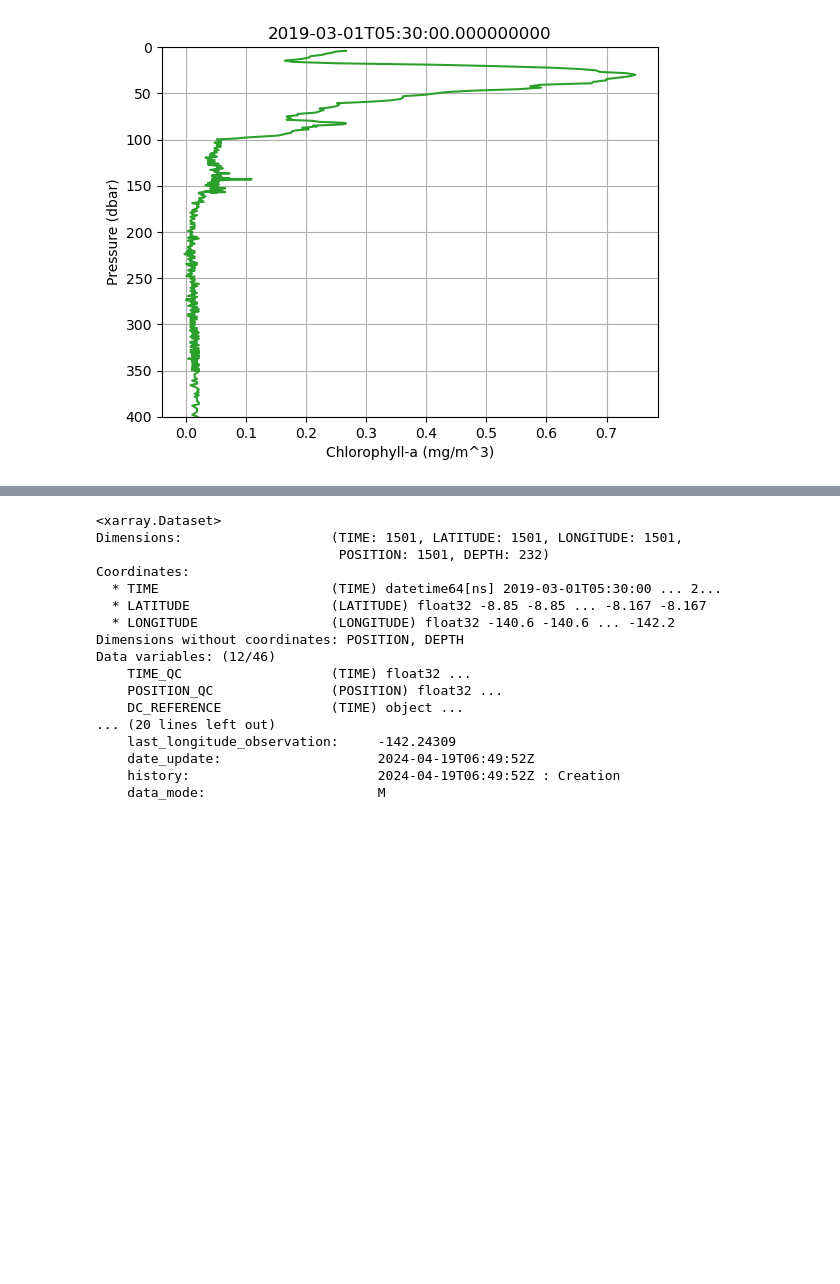
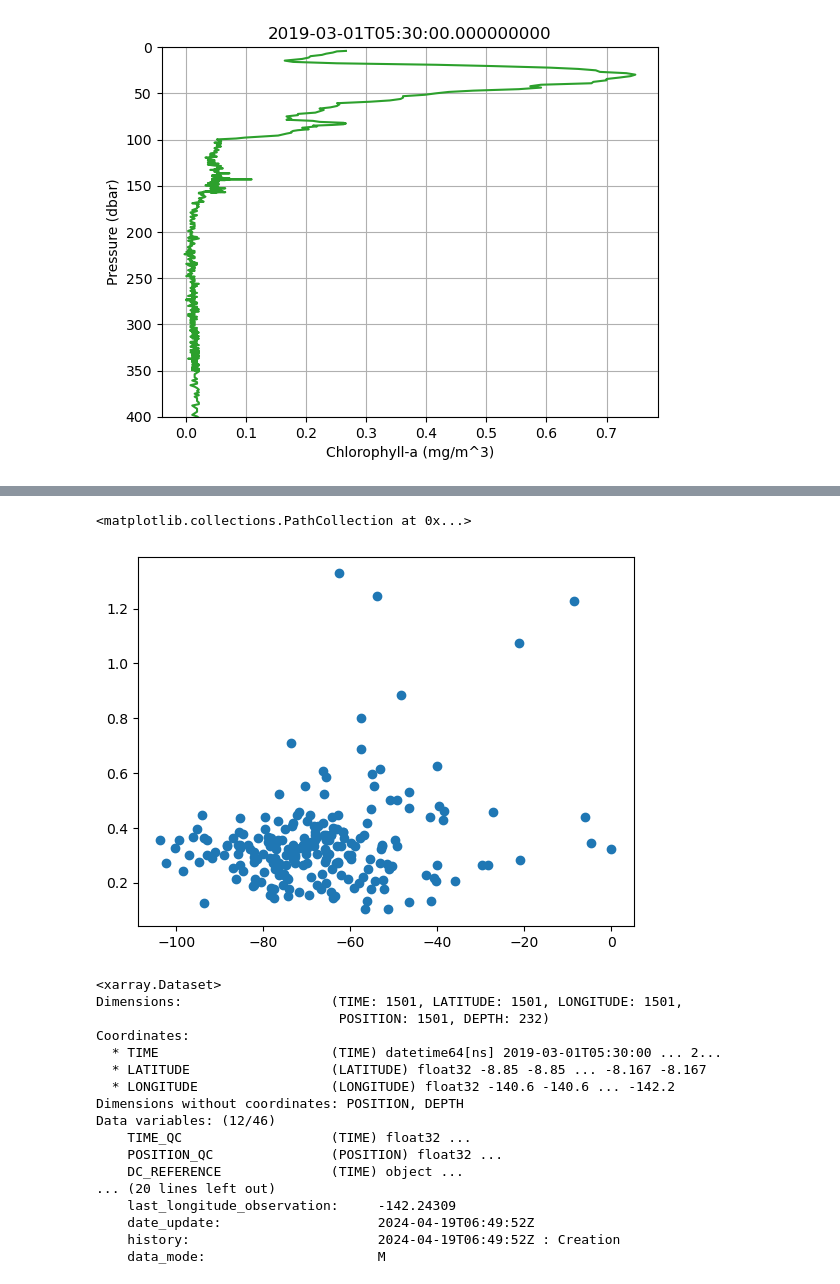
Before and after one commit to ychnli/Stanford-SEA, a Jupyter notebook: bgc_argo_data.ipynb, the cells around one changed output, grey strips where cells are left out. Drawn from its saved outputs; the diff is of its cells as text; code cells hidden in the pictures; blank space fills up the shorter version.

```diff
--- a/bgc_argo_data.ipynb
+++ b/bgc_argo_data.ipynb
@@ -138,3 +123,8 @@ ds_clean.TEMP[0].plot()
+# %%
+plt.scatter(depth_of_dcm_via_argmax, chlorophyll.isel(depth_index=0))
+# %% [output]
+<matplotlib.collections.PathCollection at 0x...>
+[figure, added]
 # %%
 ds_clean_temp = ds.dropna(dim='DEPTH', how='all', subset=['TEMP'])  # there are a lot of only-NaN times we need to drop
 ds_clean_temp
```
Also changed, not shown: parts of 17 cells of this notebook, 4 other files.
